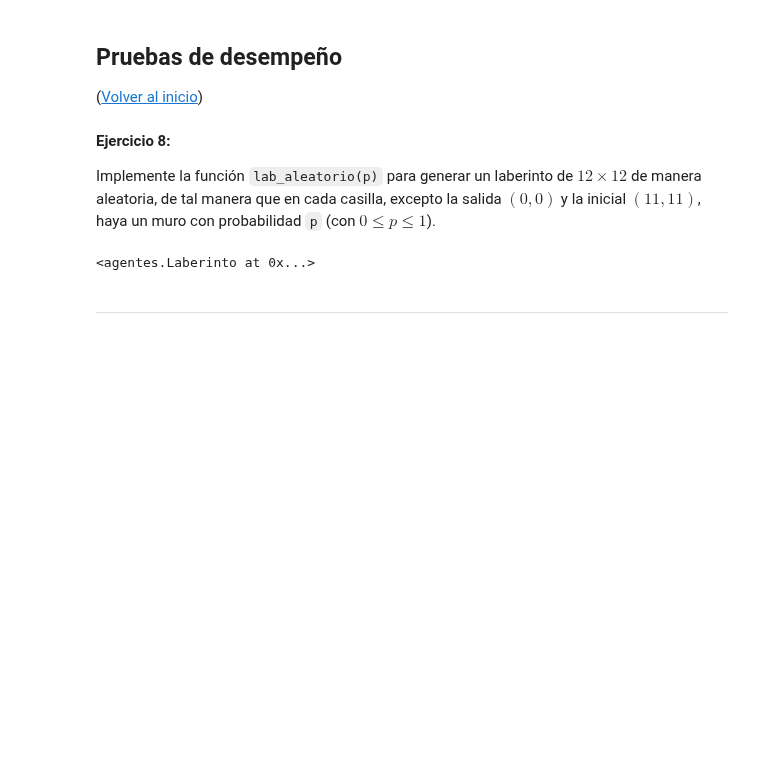
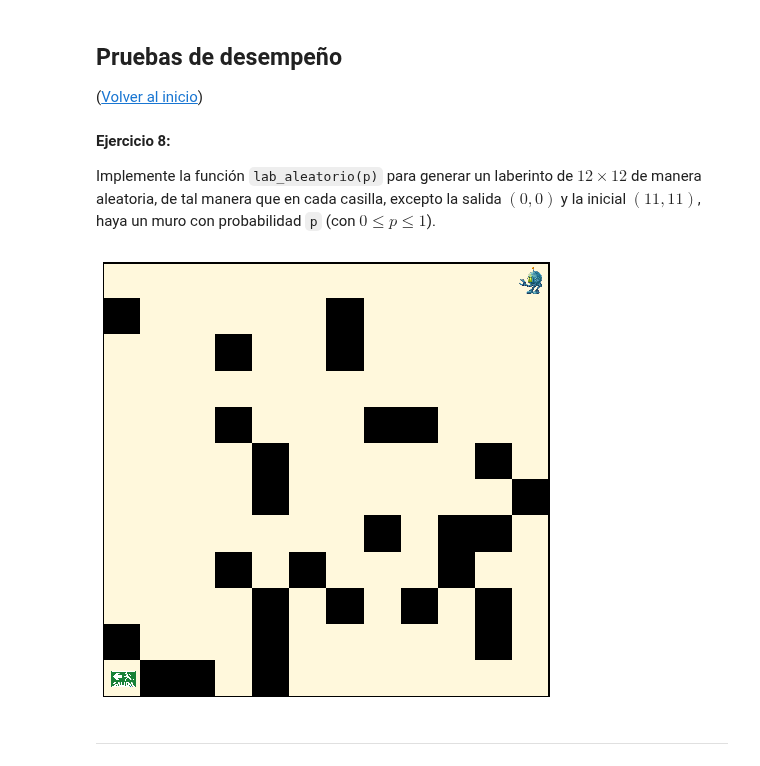
Before and after one commit to DaveAlsina/6toSemestre, a Jupyter notebook: ia/taller/notebook5_1/tipos_agente.ipynb, the cells around one changed output. Cells and saved outputs as stored; diff of their text form; code cells hidden in the pictures; blank space fills up the shorter version.

```diff
--- a/ia/taller/notebook5_1/tipos_agente.ipynb
+++ b/ia/taller/notebook5_1/tipos_agente.ipynb
@@ -460,23 +460,25 @@ Implemente la función `lab_aleatorio(p)` para generar un laberinto de $12\times
 # %%
 import numpy as np
 
-def lab_aleatorio(p: float)-> None:
+def lab_aleatorio(p: float)-> Laberinto:
 
     tamaño_laberinto = 12*12
     laberinto_flattened = np.random.choice([0, 1], size=(tamaño_laberinto,), p=[1-p, p])
 
     laberinto = laberinto_flattened.reshape((12,12))
-    laberinto[0,0] = 0
-    laberinto[11,11] = 0
+    laberinto[11,0] = 0
+    laberinto[0,11] = 0
 
     ans = Laberinto(pos_inicial=(11,11))
     ans.laberinto = laberinto
 
     return ans
-# %%
-lab_aleatorio(0.2)
-# %% [output]
-<agentes.Laberinto at 0x...>
+# %%
+clear_output(wait=True)
+lab_aleatorio(0.2).pintar()
+plt.show()
+# %% [output]
+[figure, added]
 # %% [markdown]
 ---
 # %% [markdown]
```
Also changed, not shown: parts of 2 cells of this notebook.
